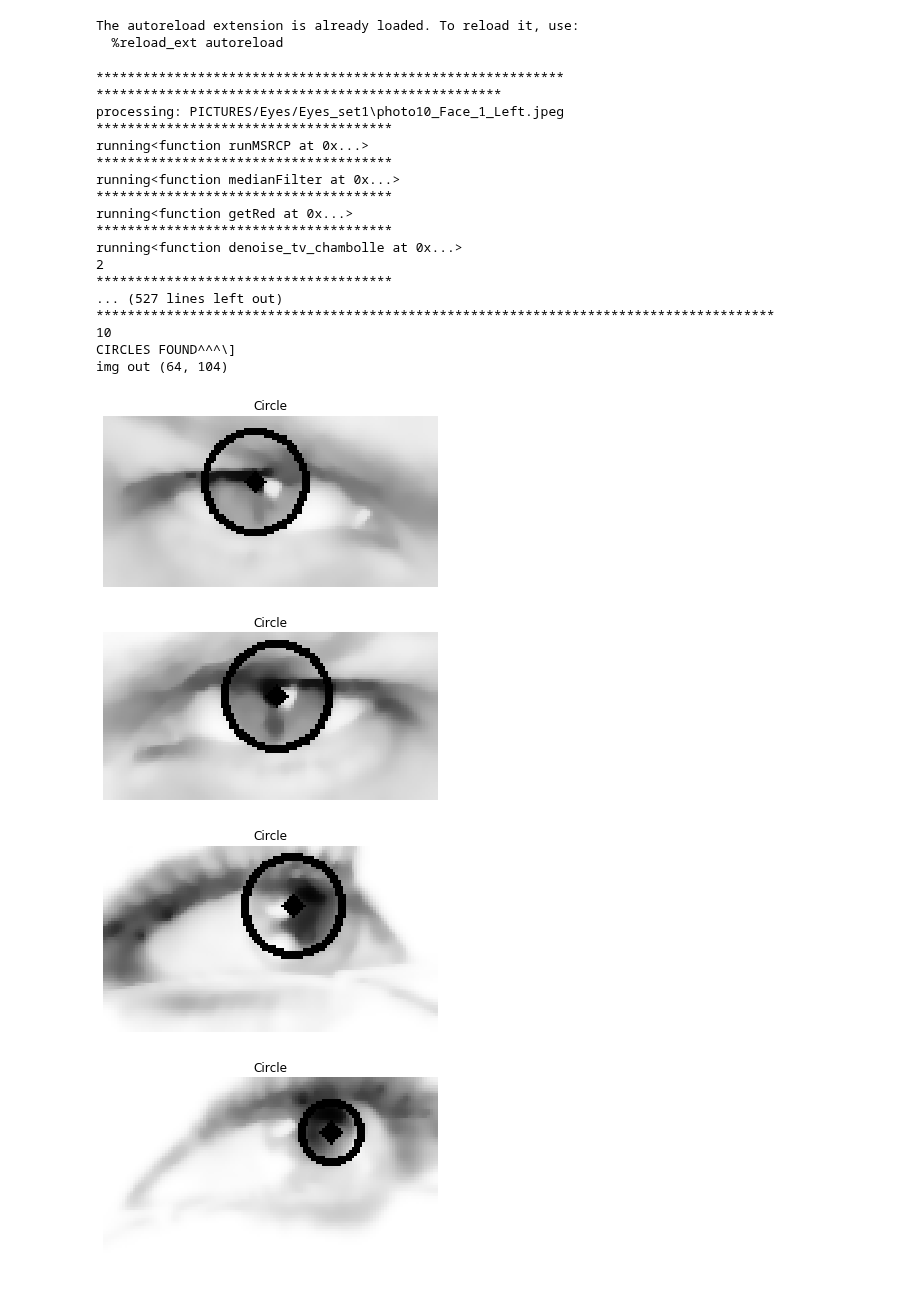
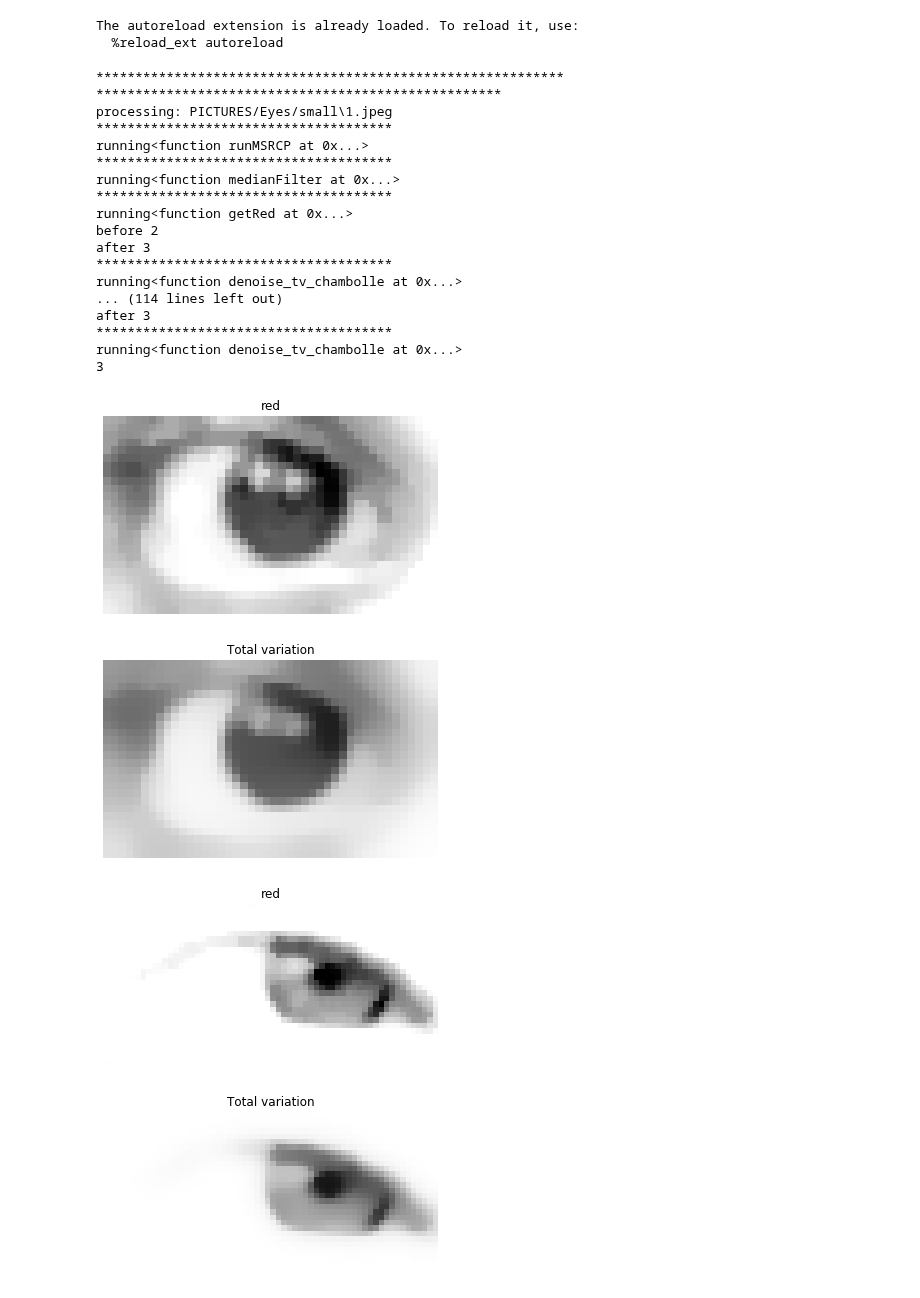
Before and after one commit to nielsr2/P3-G306, a Jupyter notebook: STRUCTURE/NOTEBOOKS/ZhaoBatch.ipynb, the cells around one changed output. Saved outputs shown, nothing was run; the diff lists cells and outputs as text; code cells hidden in the pictures.

```diff
--- a/STRUCTURE/NOTEBOOKS/ZhaoBatch.ipynb
+++ b/STRUCTURE/NOTEBOOKS/ZhaoBatch.ipynb
@@ -18,47 +18,46 @@ from M3 import m3F, m3HoughCircle, m3Batch, m3Denoising, m3Pre, m3Show, retinexR
 
 
 # sys.path.append('../M3')
 
 # **********************************************************************
 # exampe of input
 '''
 fArray = {function1: {"inputImg": "ignorethis", "param1": "blalbal1"},
           function2: {"inputImg": "ignorethis", "param2": "blalbal2"}}
 '''
 # **********************************************************************
 # fArray = {m3Face.findEyes: {"image": "ignorethis"},
 #           m3HoughCircle.findCircle: {"image": "ignorethis"}}
 fArray = {
     # m3Show.imshow: {"inputImg": "ignorethis", "title": "input img"},
-    #retinexRunnable.runSSR: {"inputImg": "ignorethis", "sigma": 0,"show": False},
-    retinexRunnable.runMSRCP: {"inputImg": "ignorethis","show": False},
+    retinexRunnable.runMSRCP: {"inputImg": "ignorethis", "show": False},
     m3MedianFilter.medianFilter: {"inputImg": "ignorethis", "show": False},
-    m3F.getRed: {"inputImg": "ignorethis", "show": False},
-    m3tv.denoise_tv_chambolle: {"inputImg": "ignorethis", "weight": 0.1,"eps": 0.0002,"n_iter_max": 200, "multichannel": False, "show": False},
-    m3HoughCircle.findCircleSimple: {"inputImg": "ignorethis", "show": True}
+    m3F.getRed: {"inputImg": "ignorethis", "show": True},
+    m3tv.denoise_tv_chambolle: {"inputImg": "ignorethis", "weight": 0.1,"eps": 0.0002,"n_iter_max": 200, "multichannel": True, "show": True},
+    #m3HoughCircle.findCircleSimple: {"inputImg": "ignorethis", "show": True}
     }
 
 
-m3Batch.batchProcess("PICTURES/Eyes/Eyes_set1/", fArray, False)
+m3Batch.batchProcess("PICTURES/Eyes/small/", fArray, False)
 # %% [output]
 ************************************************************            ****************************************************
-processing: PICTURES/Eyes/Eyes_set1\photo10_Face_1_Left.jpeg
+processing: PICTURES/Eyes/small\1.jpeg
 **************************************
 running<function runMSRCP at 0x...>
 **************************************
 running<function medianFilter at 0x...>
 **************************************
 running<function getRed at 0x...>
+before 2
+after 3
 **************************************
 running<function denoise_tv_chambolle at 0x...>
-2
+... (114 lines left out)
+after 3
 **************************************
-... (527 lines left out)
-***************************************************************************************
-10
-CIRCLES FOUND^^^\]
-img out (64, 104)
+running<function denoise_tv_chambolle at 0x...>
+3
-[figure, old version]
+[figure, new version]
-[figure, old version]
+[figure, new version]
-[figure, old version]
+[figure, new version]
-[figure, old version]
+[figure, new version]
```
Also changed, not shown: parts of 1 cell of this notebook, 2 other files.
